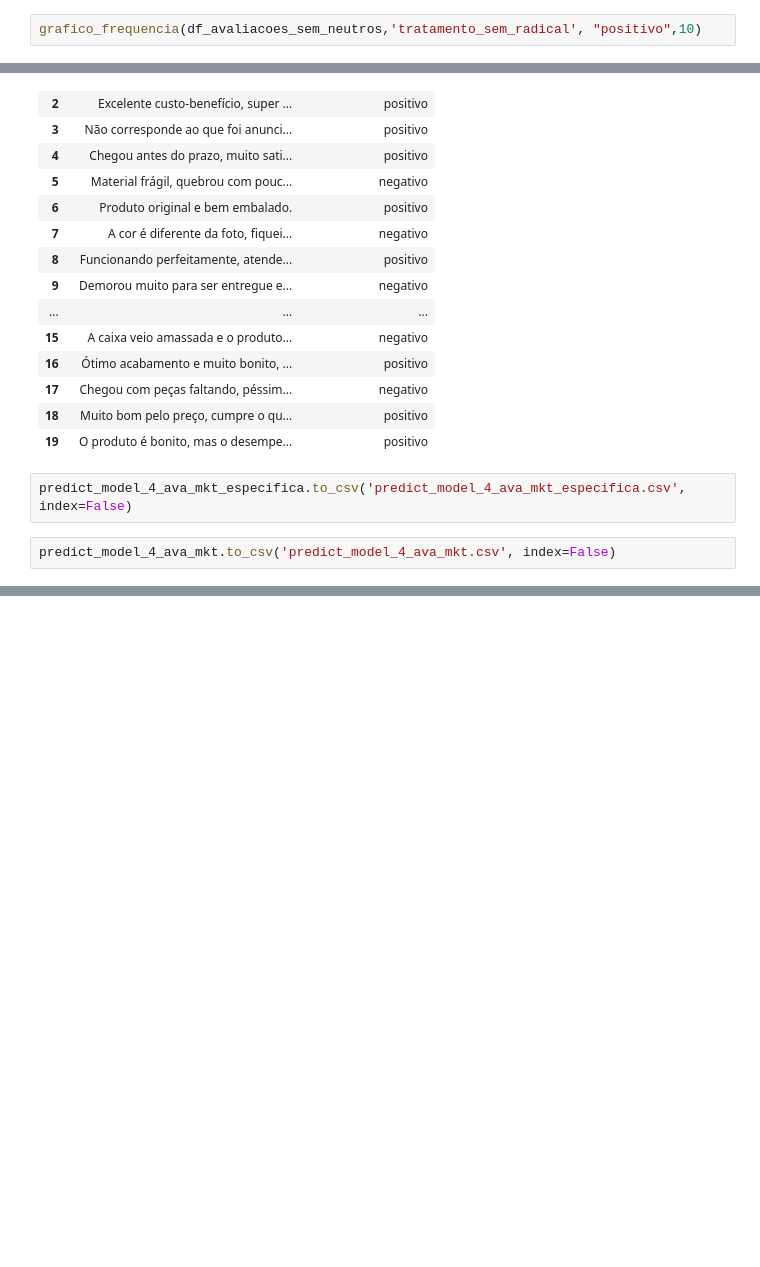
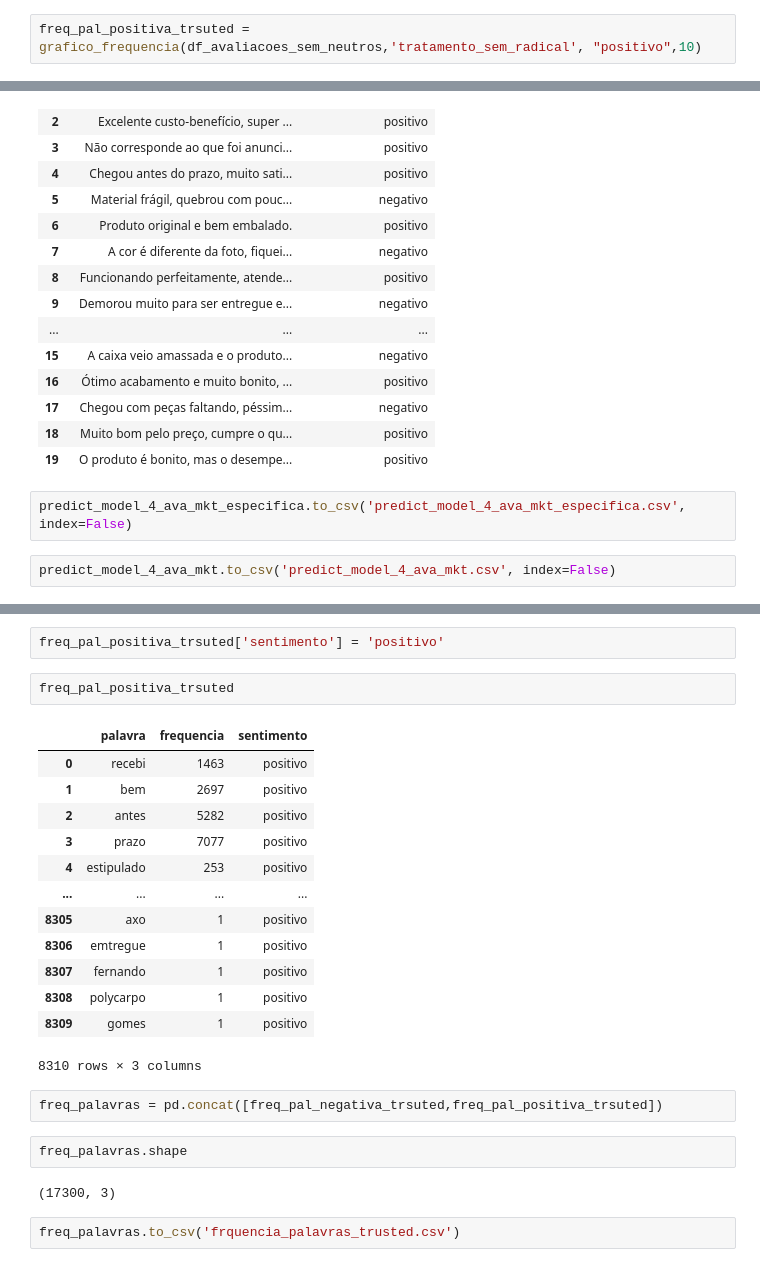
Before and after one commit to LuizinhoXT/Projetos-Fiap, a Jupyter notebook: challenge_ibm/sprint_3/analise_de_sentimentos/analise_de_sentimentos.ipynb, the cells around one changed output, grey strips where cells are left out. Cells and saved outputs as stored; diff of their text form; blank space fills up the shorter version.

```diff
--- a/challenge_ibm/sprint_3/analise_de_sentimentos/analise_de_sentimentos.ipynb
+++ b/challenge_ibm/sprint_3/analise_de_sentimentos/analise_de_sentimentos.ipynb
@@ -702,5 +704,5 @@ def grafico_frequencia(df,nm_col_ava,sentimento,qty):
 # %%
-grafico_frequencia(df_avaliacoes_sem_neutros,'tratamento_sem_radical', "positivo",10)
+freq_pal_positiva_trsuted = grafico_frequencia(df_avaliacoes_sem_neutros,'tratamento_sem_radical', "positivo",10)
 # %% [output]
 [figure]
 # %%
@@ -826,0 +849,26 @@ predict_model_4_ava_mkt.to_csv('predict_model_4_ava_mkt.csv', index=False)
+# %%
+freq_pal_positiva_trsuted['sentimento'] = 'positivo'
+# %%
+freq_pal_positiva_trsuted
+# %% [output]
+|  | palavra | frequencia | sentimento |
+| 0 | recebi | 1463 | positivo |
+| 1 | bem | 2697 | positivo |
+| 2 | antes | 5282 | positivo |
+| 3 | prazo | 7077 | positivo |
+| 4 | estipulado | 253 | positivo |
+| ... | ... | ... | ... |
+| 8305 | axo | 1 | positivo |
+| 8306 | emtregue | 1 | positivo |
+| 8307 | fernando | 1 | positivo |
+| 8308 | polycarpo | 1 | positivo |
+| 8309 | gomes | 1 | positivo |
+8310 rows × 3 columns
+# %%
+freq_palavras = pd.concat([freq_pal_negativa_trsuted,freq_pal_positiva_trsuted])
+# %%
+freq_palavras.shape
+# %% [output]
+(17300, 3)
+# %%
+freq_palavras.to_csv('frquencia_palavras_trusted.csv')
```
Also changed, not shown: parts of 9 cells of this notebook, 35 other files.
